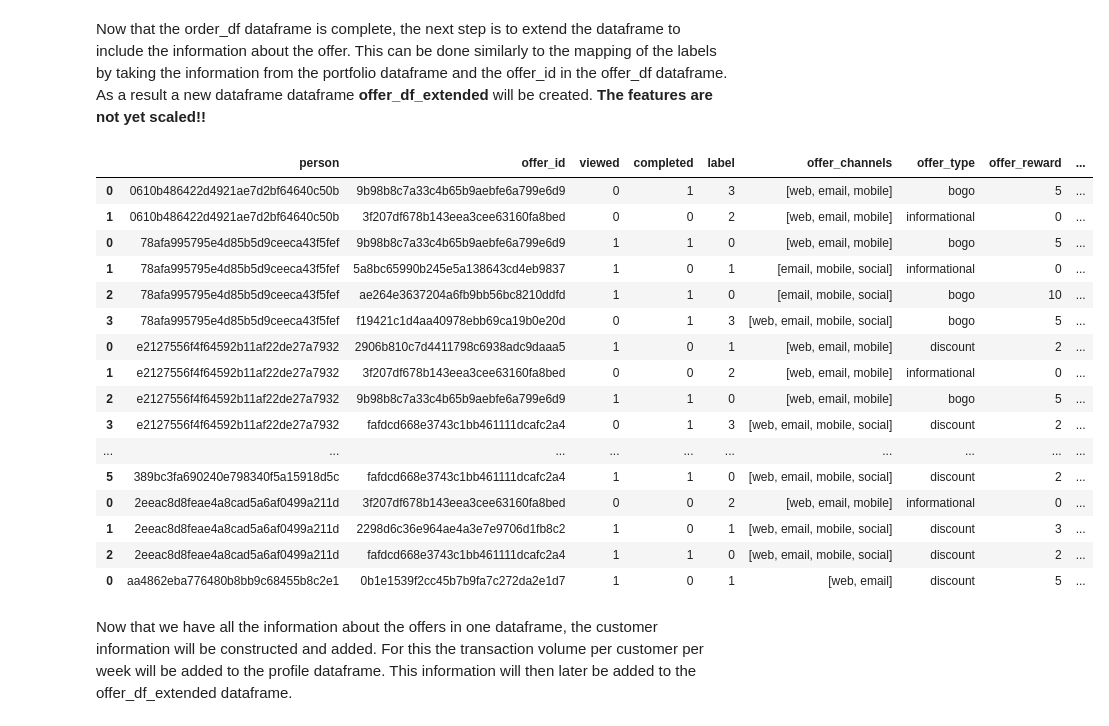
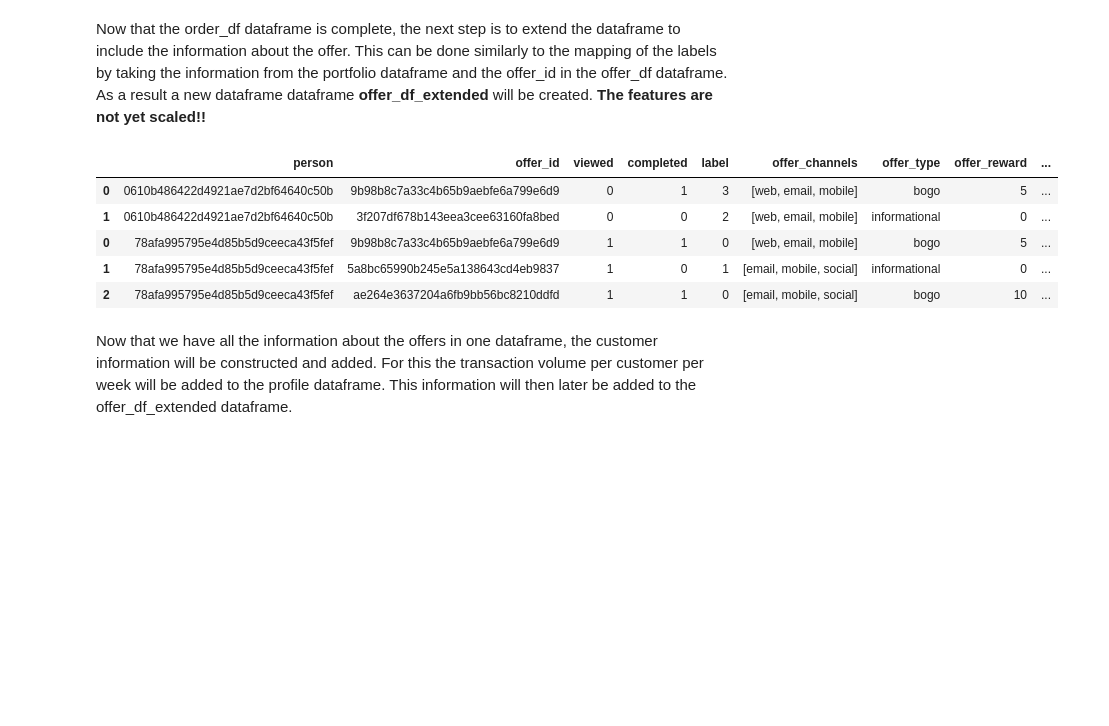
Before and after one commit to LucasAB11/Udacity_Capstone_Starbucks_App, a Jupyter notebook: Starbucks_Capstone_notebook.ipynb, the cells around one changed output. Cells and saved outputs as stored; diff of their text form; code cells hidden in the pictures; blank space fills up the shorter version.

```diff
--- a/Starbucks_Capstone_notebook.ipynb
+++ b/Starbucks_Capstone_notebook.ipynb
@@ -348,9 +316,3 @@ def create_customer_offers(received_df, viewed_df, completed_df, portfolio):
 
     #return dataframe
     return customer_offers
-# %%
-for index, row in received_df.iterrows():
-    offer_id = row['value']['offer id']
-    dur = portfolio.loc[portfolio['id'] == offer_id]['duration'].squeeze()
-    print(offer_id)
-    print(dur)
@@ -465,7 +385,7 @@ Checkpoint: Save the offer_df file to csv in order to have acces to it when rest
 offer_df.to_csv('data/Local Save Files/offer_df.csv')
 # %%
 #load offer_df file if necessary
-offer_df_test = pd.read_csv('data/Local Save Files/offer_df.csv', index_col = 0)
+offer_df = pd.read_csv('data/Local Save Files/offer_df.csv', index_col = 0)
 # %% [markdown]
 The next step is to transform the viewed and completed column and add a label column that assigns the labels to the four categories of the viewed/completed matrix. The categories will be ordered from most to least desirable, i.e.:
 
@@ -510,7 +430,7 @@ def add_offer_info(row, portfolio, column):
     return portfolio.loc[portfolio['id'] == row['offer_id']][column].squeeze()
 
 # add the relevant columns to the offer_df dataset in a new dataframe offer_df_extended
-offer_df_extended = offer_df
+offer_df_extended = offer_df.copy()
 # add channels
 offer_df_extended['offer_channels'] = offer_df_extended.apply(lambda row: add_offer_info(row, portfolio, 'channels'), axis=1)
 # add type
@@ -522,24 +442,13 @@ offer_df_extended['offer_difficulty'] = offer_df_extended.apply(lambda row: add_
 #add duration of offer
 offer_df_extended['offer_duration'] = offer_df_extended.apply(lambda row: add_offer_info(row, portfolio, 'duration'), axis=1)
 # %%
-offer_df_extended.head(20)
+offer_df_extended.head()
 # %% [output]
 |  | person | offer_id | viewed | completed | label | offer_channels | offer_type | offer_reward | ... |
 | 0 | 0610b486422d4921ae7d2bf64640c50b | 9b98b8c7a33c4b65b9aebfe6a799e6d9 | 0 | 1 | 3 | [web, email, mobile] | bogo | 5 | ... |
 | 1 | 0610b486422d4921ae7d2bf64640c50b | 3f207df678b143eea3cee63160fa8bed | 0 | 0 | 2 | [web, email, mobile] | informational | 0 | ... |
 | 0 | 78afa995795e4d85b5d9ceeca43f5fef | 9b98b8c7a33c4b65b9aebfe6a799e6d9 | 1 | 1 | 0 | [web, email, mobile] | bogo | 5 | ... |
 | 1 | 78afa995795e4d85b5d9ceeca43f5fef | 5a8bc65990b245e5a138643cd4eb9837 | 1 | 0 | 1 | [email, mobile, social] | informational | 0 | ... |
 | 2 | 78afa995795e4d85b5d9ceeca43f5fef | ae264e3637204a6fb9bb56bc8210ddfd | 1 | 1 | 0 | [email, mobile, social] | bogo | 10 | ... |
-| 3 | 78afa995795e4d85b5d9ceeca43f5fef | f19421c1d4aa40978ebb69ca19b0e20d | 0 | 1 | 3 | [web, email, mobile, social] | bogo | 5 | ... |
-| 0 | e2127556f4f64592b11af22de27a7932 | 2906b810c7d4411798c6938adc9daaa5 | 1 | 0 | 1 | [web, email, mobile] | discount | 2 | ... |
-| 1 | e2127556f4f64592b11af22de27a7932 | 3f207df678b143eea3cee63160fa8bed | 0 | 0 | 2 | [web, email, mobile] | informational | 0 | ... |
-| 2 | e2127556f4f64592b11af22de27a7932 | 9b98b8c7a33c4b65b9aebfe6a799e6d9 | 1 | 1 | 0 | [web, email, mobile] | bogo | 5 | ... |
-| 3 | e2127556f4f64592b11af22de27a7932 | fafdcd668e3743c1bb461111dcafc2a4 | 0 | 1 | 3 | [web, email, mobile, social] | discount | 2 | ... |
-| ... | ... | ... | ... | ... | ... | ... | ... | ... | ... |
-| 5 | 389bc3fa690240e798340f5a15918d5c | fafdcd668e3743c1bb461111dcafc2a4 | 1 | 1 | 0 | [web, email, mobile, social] | discount | 2 | ... |
-| 0 | 2eeac8d8feae4a8cad5a6af0499a211d | 3f207df678b143eea3cee63160fa8bed | 0 | 0 | 2 | [web, email, mobile] | informational | 0 | ... |
-| 1 | 2eeac8d8feae4a8cad5a6af0499a211d | 2298d6c36e964ae4a3e7e9706d1fb8c2 | 1 | 0 | 1 | [web, email, mobile, social] | discount | 3 | ... |
-| 2 | 2eeac8d8feae4a8cad5a6af0499a211d | fafdcd668e3743c1bb461111dcafc2a4 | 1 | 1 | 0 | [web, email, mobile, social] | discount | 2 | ... |
-| 0 | aa4862eba776480b8bb9c68455b8c2e1 | 0b1e1539f2cc45b7b9fa7c272da2e1d7 | 1 | 0 | 1 | [web, email] | discount | 5 | ... |
 # %% [markdown]
 Now that we have all the information about the offers in one dataframe, the customer information will be constructed and added. For this the transaction volume per customer per week will be added to the profile dataframe. This information will then later be added to the offer_df_extended dataframe.
```
Also changed, not shown: parts of 21 cells of this notebook, 1 other file.
